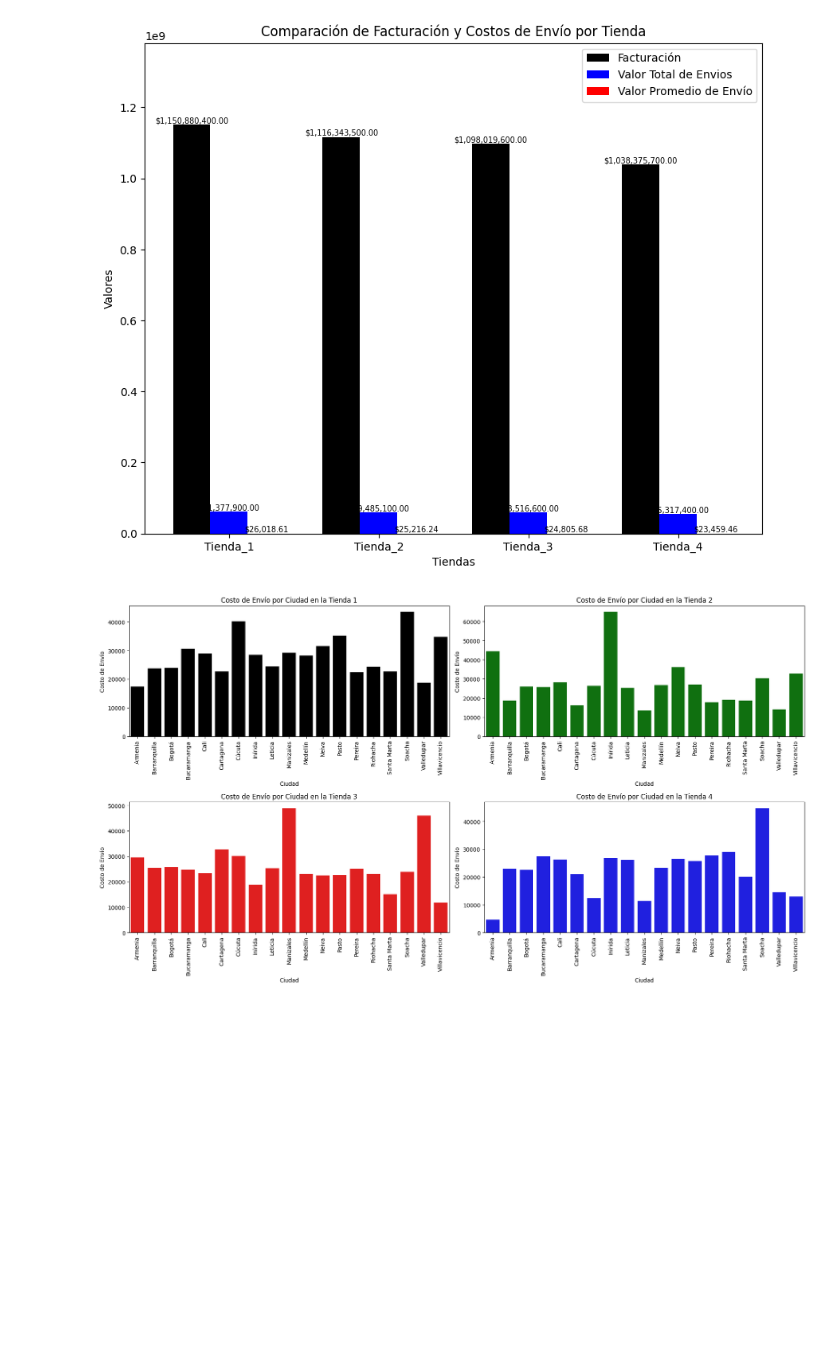
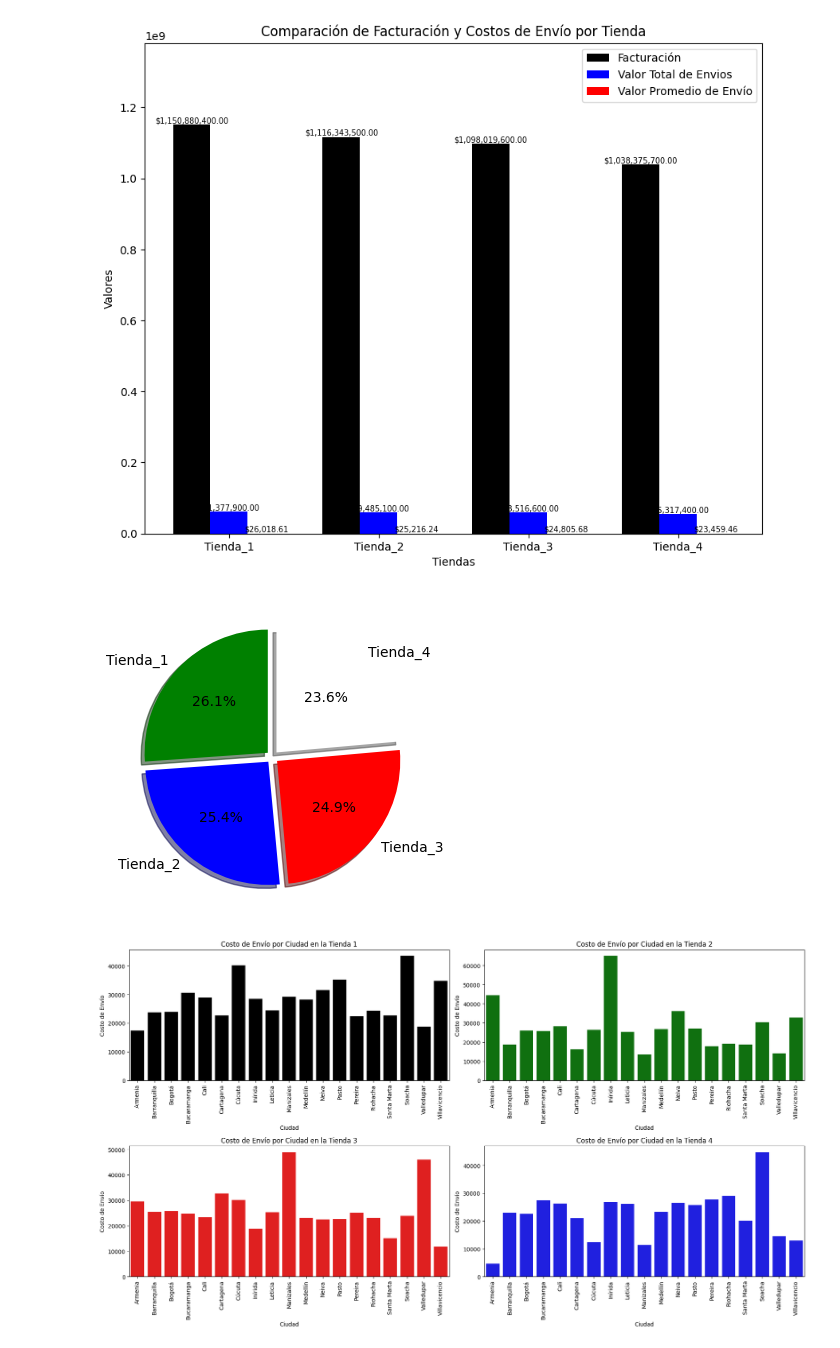
Before and after one commit to cazarate09/Data_Challenge_Alura_Store, a Jupyter notebook: AluraStoreLatam.ipynb, the cells around one changed output. Cells and saved outputs as stored; diff of their text form; code cells hidden in the pictures; blank space fills up the shorter version.

```diff
--- a/AluraStoreLatam.ipynb
+++ b/AluraStoreLatam.ipynb
@@ -572,6 +572,13 @@ ax.legend()
 plt.show()
 # %% [output]
 [figure]
+# %%
+fig, ax = plt.subplots(figsize=(6, 4))
+ax.pie(Facturacion, labels= tiendas, autopct='%1.1f%%', startangle=90, shadow=True, explode=(0.05, 0.05, 0.05, 0.05),
+       colors = ('green', 'blue', 'red', 'white'))
+plt.show()
+# %% [output]
+[figure, added]
 # %%
 datasets = [tienda, tienda2, tienda3, tienda4]
 colores = ['black', 'green', 'red', 'blue']
```
Also changed, not shown: parts of 2 cells of this notebook.
